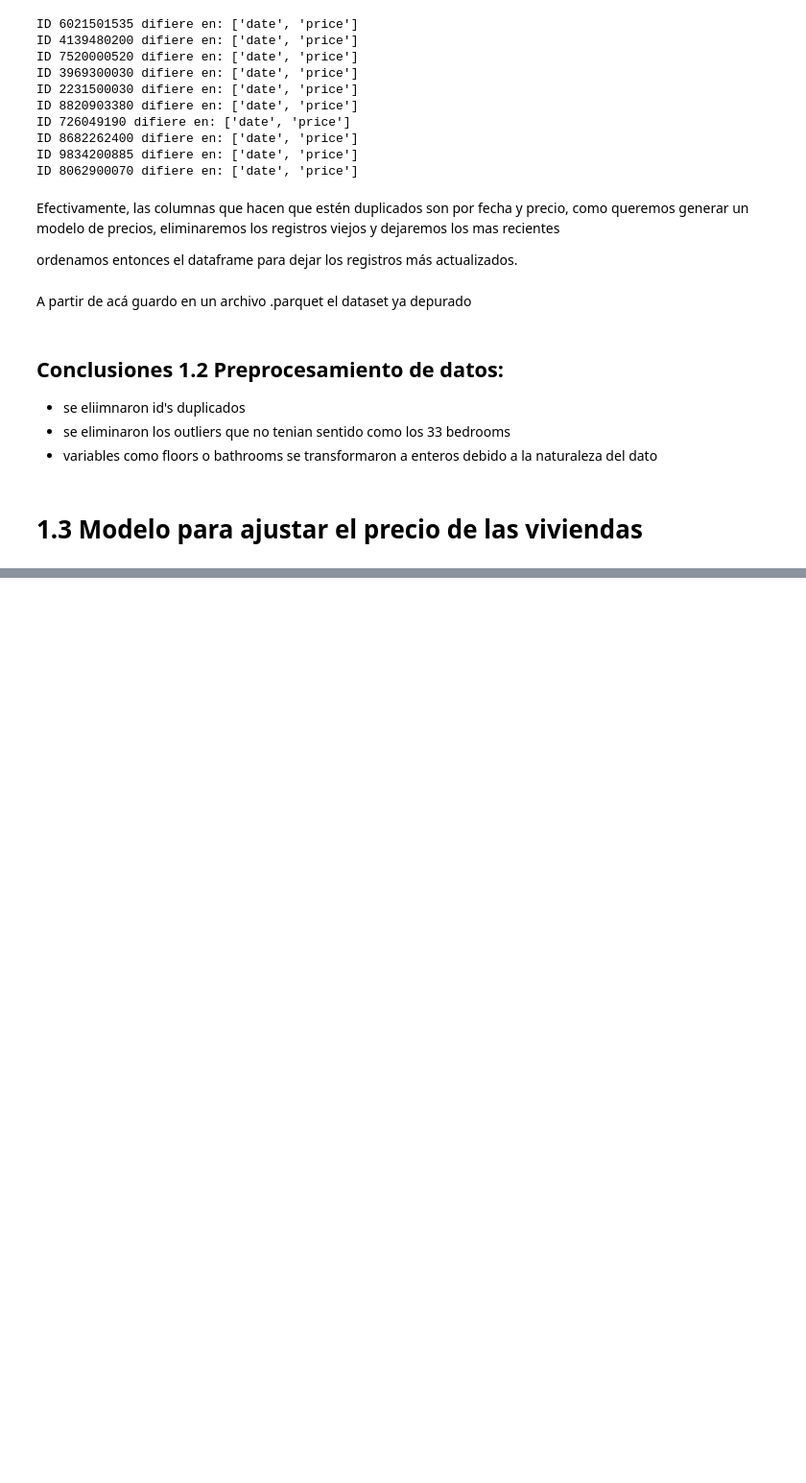
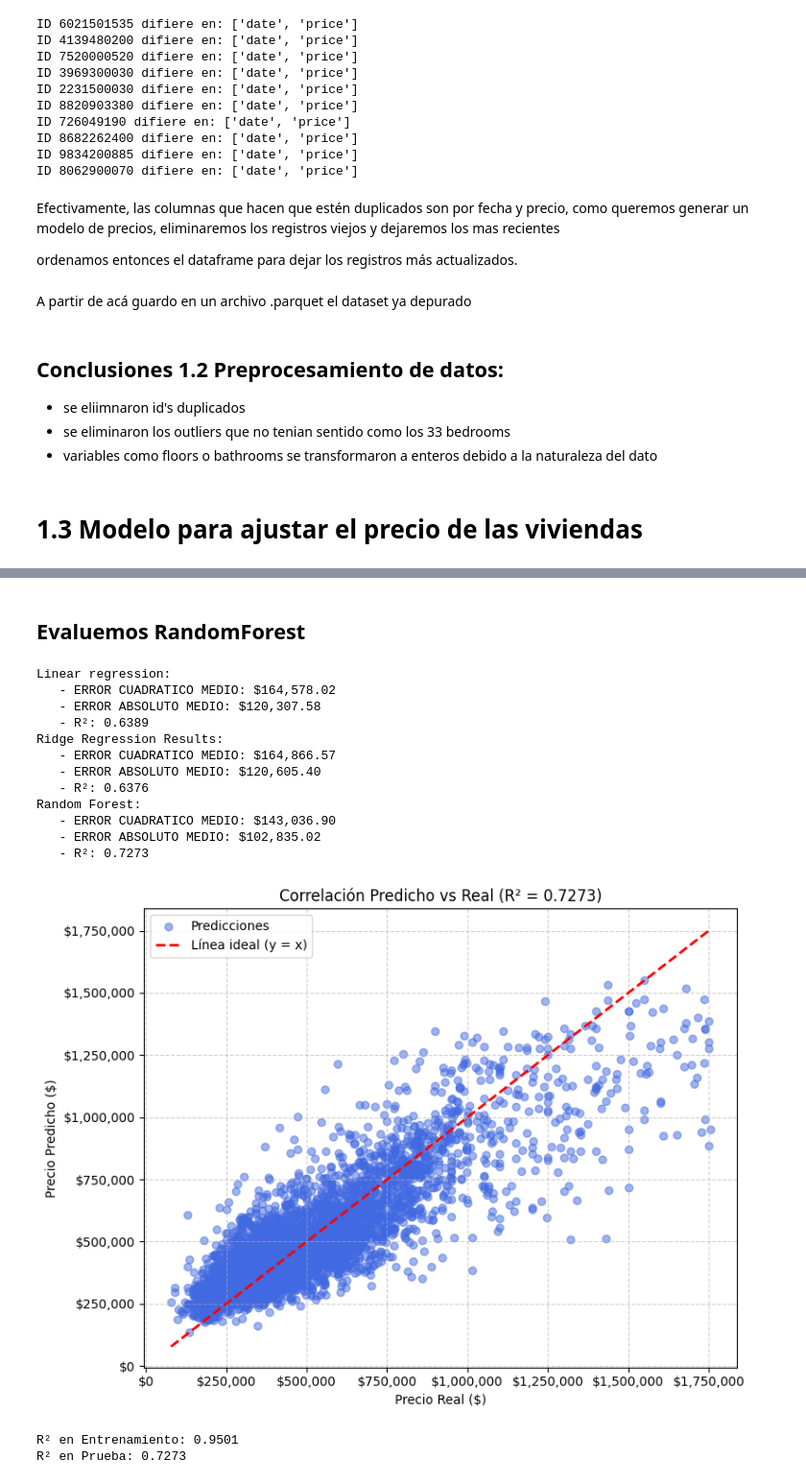
Before and after one commit to jodpinzonav/Prueba_Tecnica_Proteccion, a Jupyter notebook: primer_punto.ipynb, the cells around one changed output, grey strips where cells are left out. Shown at 96% size. Cells and saved outputs as stored; diff of their text form; code cells hidden in the pictures; blank space fills up the shorter version.

```diff
--- a/primer_punto.ipynb
+++ b/primer_punto.ipynb
@@ -555,0 +520,77 @@ print("✅ ANÁLISIS COMPLETADO")
+# %% [markdown]
+## Evaluemos RandomForest
+# %%
+from sklearn.ensemble import RandomForestRegressor
+rf = RandomForestRegressor(n_estimators=100, max_depth=20, random_state=42, n_jobs=-1)
+rf.fit(X_train, y_train)
+y_pred_rf = rf.predict(X_test)
+
+results['Random Forest'] = {
+    'model': rf,
+    'y_pred': y_pred_rf,
+    'rmse': np.sqrt(mean_squared_error(y_test, y_pred_rf)),
+    'mae': mean_absolute_error(y_test, y_pred_rf),
+    'r2': r2_score(y_test, y_pred_rf),
+    'cv_score': cross_val_score(rf, X_train, y_train, cv=5,
+                                 scoring='neg_mean_squared_error').mean()
+}
+
+print("Linear regression:")
+print(f"   - ERROR CUADRATICO MEDIO: ${results['Linear Regression']['rmse']:,.2f}")
+print(f"   - ERROR ABSOLUTO MEDIO: ${results['Linear Regression']['mae']:,.2f}")
+print(f"   - R²: {results['Linear Regression']['r2']:.4f}")
+
+
+print("Ridge Regression Results:")
+print(f"   - ERROR CUADRATICO MEDIO: ${results['Ridge']['rmse']:,.2f}")
+print(f"   - ERROR ABSOLUTO MEDIO: ${results['Ridge']['mae']:,.2f}")
+print(f"   - R²: {results['Ridge']['r2']:.4f}")
+
+
+print("Random Forest:")
+print(f"   - ERROR CUADRATICO MEDIO: ${results['Random Forest']['rmse']:,.2f}")
+print(f"   - ERROR ABSOLUTO MEDIO: ${results['Random Forest']['mae']:,.2f}")
+print(f"   - R²: {results['Random Forest']['r2']:.4f}")
+
+
+plt.figure(figsize=(8, 6))
+plt.scatter(y_test, y_pred_rf, alpha=0.5, color='royalblue', label='Predicciones')
+plt.plot([y_test.min(), y_test.max()], [y_test.min(), y_test.max()],
+         'r--', lw=2, label='Línea ideal (y = x)')
+
+plt.title(f"Correlación Predicho vs Real (R² = {results['Random Forest']['r2']:.4f})")
+plt.xlabel("Precio Real ($)")
+plt.ylabel("Precio Predicho ($)")
+
+# Ejes con formato de miles y signo $
+plt.ticklabel_format(style='plain', axis='both')  # elimina notación científica
+plt.gca().get_xaxis().set_major_formatter(plt.FuncFormatter(lambda x, _: f'${x:,.0f}'))
+plt.gca().get_yaxis().set_major_formatter(plt.FuncFormatter(lambda y, _: f'${y:,.0f}'))
+
+plt.legend()
+plt.grid(True, linestyle='--', alpha=0.6)
+plt.tight_layout()
+plt.show()
+# %% [output]
+Linear regression:
+   - ERROR CUADRATICO MEDIO: $164,578.02
+   - ERROR ABSOLUTO MEDIO: $120,307.58
+   - R²: 0.6389
+Ridge Regression Results:
+   - ERROR CUADRATICO MEDIO: $164,866.57
+   - ERROR ABSOLUTO MEDIO: $120,605.40
+   - R²: 0.6376
+Random Forest:
+   - ERROR CUADRATICO MEDIO: $143,036.90
+   - ERROR ABSOLUTO MEDIO: $102,835.02
+   - R²: 0.7273
+[figure, added]
+# %%
+# Calcula el R² en los datos de entrenamiento
+r2_train = rf.score(X_train, y_train)
+
+print(f"R² en Entrenamiento: {r2_train:.4f}")
+print(f"R² en Prueba: {results['Random Forest']['r2']:.4f}")
+# %% [output]
+R² en Entrenamiento: 0.9501
+R² en Prueba: 0.7273
```
Also changed, not shown: parts of 19 cells of this notebook, 2 other files.
